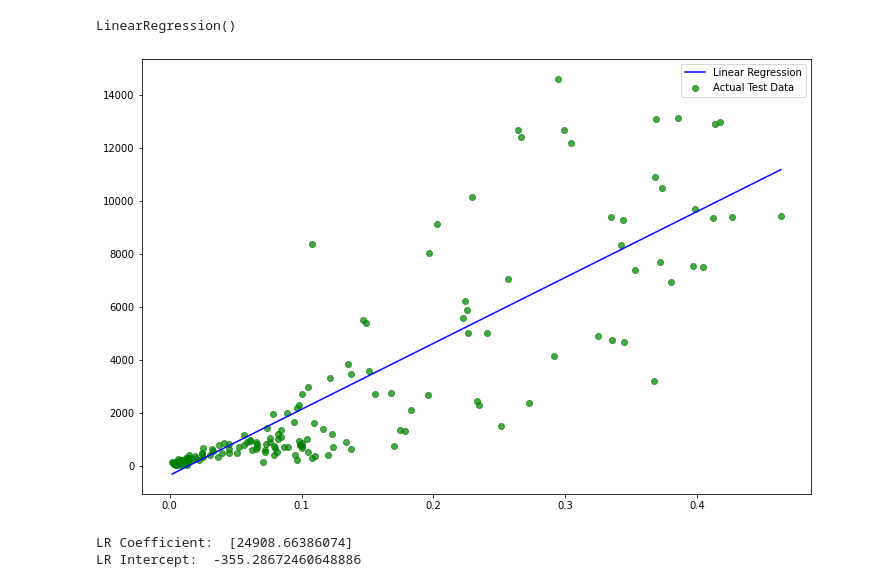
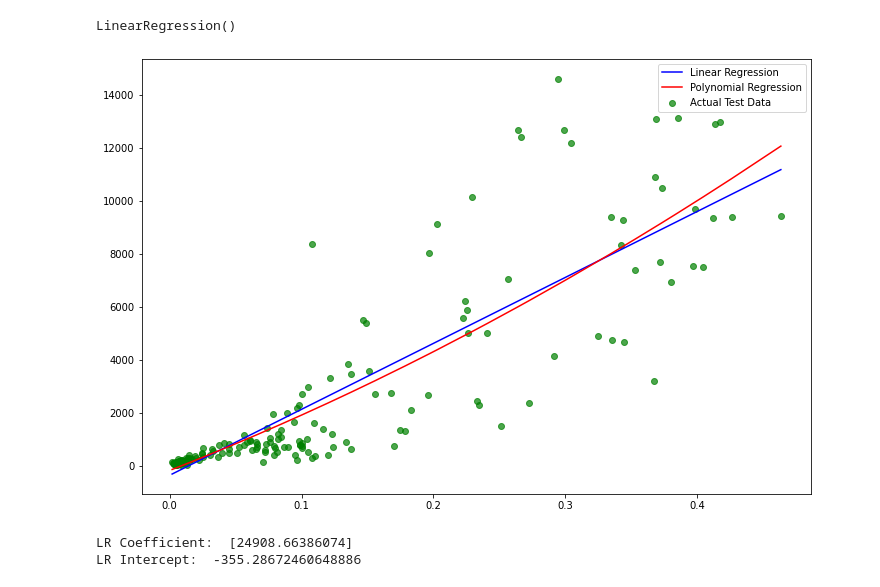
Before and after one commit to aasina/carpredict, a Jupyter notebook: covidJKTdatapredict.ipynb, the cells around one changed output. Saved outputs shown, nothing was run; the diff lists cells and outputs as text; code cells hidden in the pictures.

Commit message:
update graph

```diff
--- a/covidJKTdatapredict.ipynb
+++ b/covidJKTdatapredict.ipynb
@@ -29,5 +29,8 @@ covid_Omicron = datacovid.loc[datacovid.Variant_Suspect=='Omicron',['Day','JKT_D
 # Import Library for Regression
 from sklearn.linear_model import LinearRegression
 from sklearn.metrics import mean_squared_error, r2_score
+from sklearn.preprocessing import PolynomialFeatures
+
+poly = PolynomialFeatures(degree=2, include_bias=False)
 # %%
 # Initial Plot
@@ -45,20 +47,28 @@ plt.show()
 # Model fitting using Linear Regression Module
 LR = LinearRegression()
 LR.fit(xcol.values.reshape(-1,1), ycol.values)
+
+#polynomial value
+PR = LinearRegression()
+polyx = poly.fit_transform(xcol.values.reshape(-1,1))
+PR.fit(polyx,ycol)
 # %% [output]
 LinearRegression()
+# %%
+#Use fit model to predict
+LRpredict = LR.predict(xcol.values.reshape(-1,1))
+
+PRpredict = PR.predict(polyx)
 # %%
-# Use model to predict on test data
-prediction = LR.predict(xcol.values.reshape(-1,1))
-
 # Plot prediction line against actual test data
 plt.figure(figsize=(12,8))
-plt.plot(xcol, prediction, label='Linear Regression', color='b')
+plt.plot(xcol, LRpredict, label='Linear Regression', color='b')
+plt.plot(xcol, PRpredict, label='Polynomial Regression', color='r')
 plt.scatter(xcol, ycol, label='Actual Test Data', color='g', alpha=0.7)
 plt.legend()
 plt.show()
 # %% [output]
-[figure, old version]
+[figure, new version]
 # %%
 #find parameter for Linear Regression
 
```
Also changed, not shown: parts of 1 cell of this notebook.
